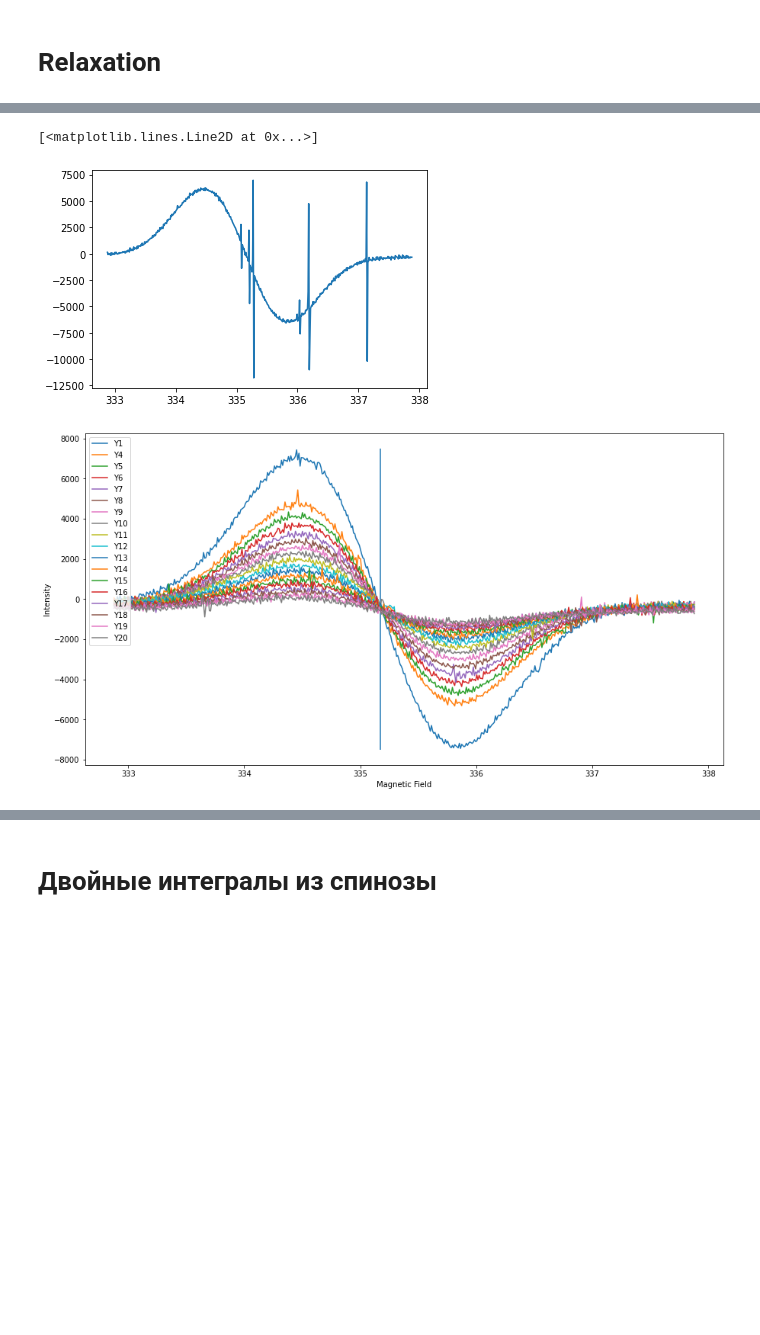
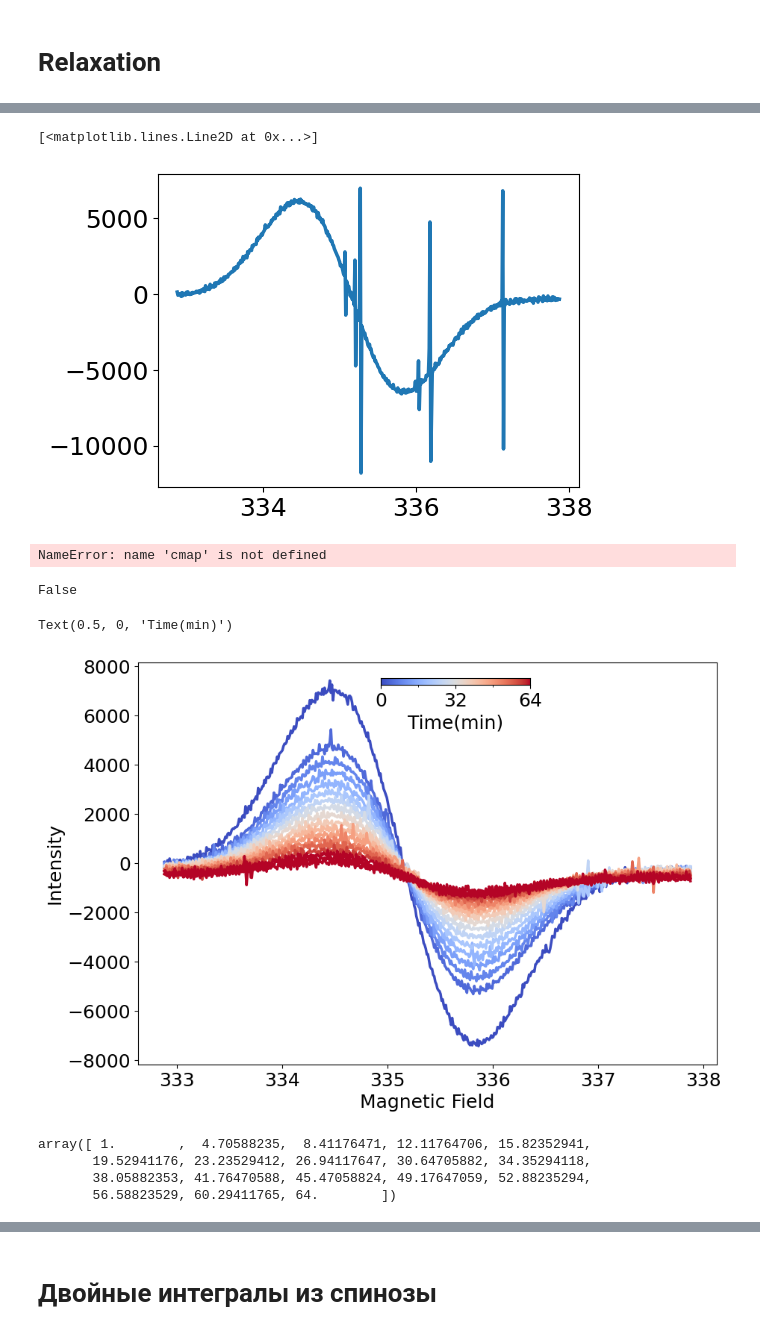
Before and after one commit to smoluakov/DIPLOMA, a Jupyter notebook: DATA_PROCCESING/CD220/EPR_CD220.ipynb, the cells around one changed output, grey strips where cells are left out. Drawn from its saved outputs; the diff is of its cells as text; code cells hidden in the pictures; blank space fills up the shorter version.

```diff
--- a/DATA_PROCCESING/CD220/EPR_CD220.ipynb
+++ b/DATA_PROCCESING/CD220/EPR_CD220.ipynb
@@ -306,13 +336,0 @@ plt.show()
-# %%
-a = []
-fig = plt.figure(figsize=(10,5))
-verts = []
-for i,name in enumerate(y_names):
-    q = []
-    for j in range(1,len(x)):
-        q.append(integrate.simps(y_full[name][:j], x[:j], dx=x[:j], even='first'))
-    q_1 = []
-    for k in range(1,len(x)):
-        q_1.append(integrate.simps(q[:k], x[:k], dx=x[:k], even='first'))
-    a.append(max(q_1))
-    plt.plot(x[:499],q_1,linewidth=2)
@@ -327,8 +356,8 @@ plt.plot(range(len(a)), a)
 # %% [markdown]
 # Relaxation
 # %%
-directory_2 = "EXCEL/relaxation"
-list_of_files_2 = sorted(os.listdir(directory))
-data_2 = pd.read_excel(directory+'/'+'FieldDelay_1-65min.xlsx')
+directory_2 = '/Users/smoluakov/Documents/DIPLOMA/EPR_DATA/16.03_CD220/EXCEL/relaxation'
+list_of_files_2 = sorted(os.listdir(directory_2))
+data_2 = pd.read_excel(directory_2+'/'+'FieldDelay_1-65min.xlsx')
 # %%
 x_2 = data_2['X (500 points)']
@@ -341,4 +373,4 @@ data_2.plot(x='X (500 points)', y=y_names_2)
 plt.plot(x_2,data_2['Y2'] )
 # %% [output]
 [<matplotlib.lines.Line2D at 0x...>]
-[figure, old version]
+[figure, new version]
@@ -348,3 +377,8 @@ y_names_2 = list(y_full_2.columns)
+# %%
+colors = cmap(np.arange(cmap.N))
+colors
+# %% [output]
+NameError: name 'cmap' is not defined
 # %%
 for name in y_names_2:
     for i in range(1,len(y_full_2[name])):
@@ -352,14 +386,41 @@ for name in y_names_2:
             y_full_2[name][i] = y_full_2[name][i]
         else:
             y_full_2[name][i] = (np.mean(y_full_2[name][i-5:i-3]))
+# %%
+cm.RdBu(255) == cm.RdBu(254)
+# %% [output]
+False
 # %%
-plt.figure(figsize=(15,8))
+fig, ax = plt.subplots(figsize=(10,7))
 plt.xlabel('Magnetic Field')
 plt.ylabel('Intensity')
 #plt.vlines(335.38, -7500,7500)
-plt.vlines(335.17, -7500,7500)
-for name in y_names_2:
-    plt.plot(x_2, y_full_2[name], label=name) # посчитал в экселе сколько между 335.17 и 335.38 точек
-    plt.legend()
+#plt.vlines(335.17, -7500,7500)
+
+for i,name in enumerate(y_names_2):
+    plt.plot(x_2, y_full_2[name], color=cm.coolwarm(i/15),label=name) # посчитал в экселе сколько между 335.17 и 335.38 точек
+    #plt.legend()
+cmap = plt.cm.get_cmap('coolwarm')
+colors = cmap(np.arange(cmap.N))
+cmap = grayscale_cmap(cmap)
+grayscale = cmap(np.arange(cmap.N))
+#plt.imshow([colors], extent=[0, 10, 0, 1])
+
+newax = fig.add_axes([0.45, 0.35, 0.2, 0.5], anchor='NE')
+newax.imshow([colors],origin='upper', extent=[0, 64, 0, 3])
+newax.axes.get_yaxis().set_visible(False)
+#newax.yaxis.set_tick_params(which='minor', size=5, width=2, direction='in', left='on')
+newax.xaxis.set_major_locator(mpl.ticker.MultipleLocator(32))
+newax.xaxis.set_minor_locator(mpl.ticker.MultipleLocator(16))
+newax.set_xlabel('Time(min)')
+#newax.axis('off')
 # %% [output]
+Text(0.5, 0, 'Time(min)')
-[figure, old version]
+[figure, new version]
+# %%
+time_relax
+# %% [output]
+array([ 1.        ,  4.70588235,  8.41176471, 12.11764706, 15.82352941,
+       19.52941176, 23.23529412, 26.94117647, 30.64705882, 34.35294118,
+       38.05882353, 41.76470588, 45.47058824, 49.17647059, 52.88235294,
+       56.58823529, 60.29411765, 64.        ])
```
Also changed, not shown: parts of 36 cells of this notebook, 16 other files.
